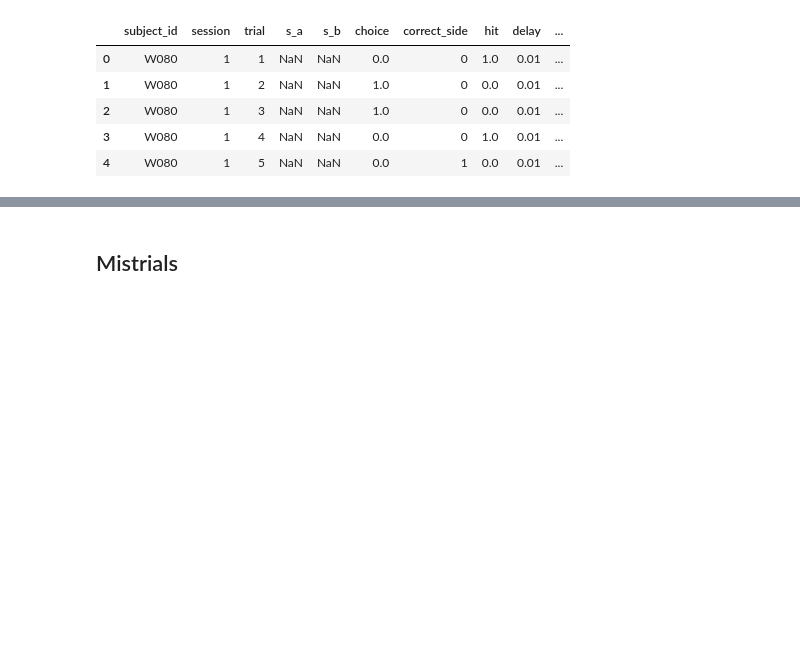
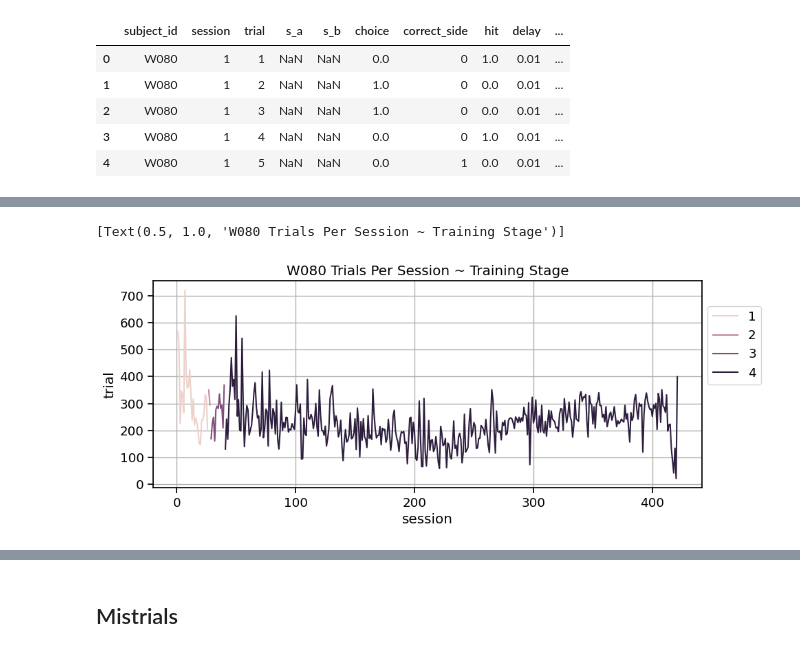
Before and after one commit to jess-breda/violations-multinomial, a Jupyter notebook: explring_dataset.ipynb, the cells around one changed output, grey strips where cells are left out. Cells and saved outputs as stored; diff of their text form; code cells hidden in the pictures; blank space fills up the shorter version.

```diff
--- a/explring_dataset.ipynb
+++ b/explring_dataset.ipynb
@@ -64 +66,15 @@ plt.tight_layout()
+# %%
+fig,ax = plt.subplots(figsize = (10,4))
+sns.lineplot(
+    data=W080_df.groupby("session").max(),
+    x="session", y="trial", hue ="training_stage"
+    )
+
+plt.grid()
+plt.legend(loc=(1.01,0.5))
+plt.tight_layout()
+ax.set(title=f"{ANIMAL_ID} Trials Per Session ~ Training Stage")
+# %% [output]
+[Text(0.5, 1.0, 'W080 Trials Per Session ~ Training Stage')]
+[figure, added]
 # %%
```
Also changed, not shown: parts of 7 cells of this notebook.
